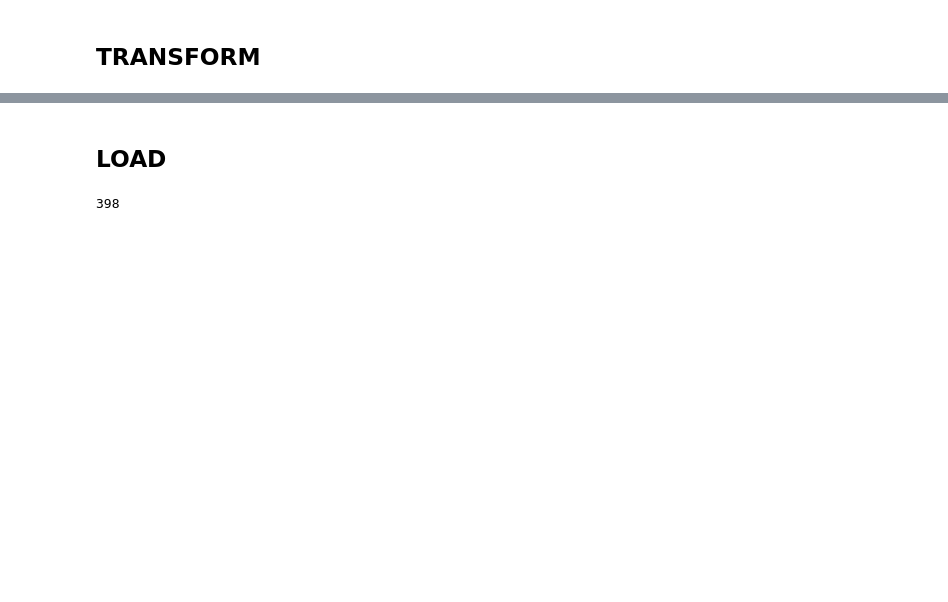
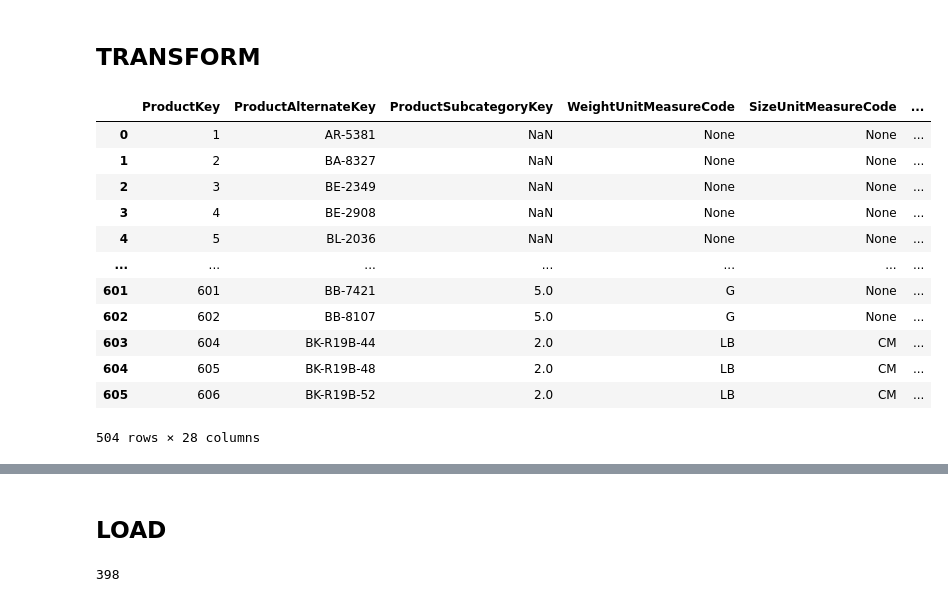
Before and after one commit to paulrojasg/data_science_part_4, a Jupyter notebook: FactInternetSales.ipynb, the cells around one changed output, grey strips where cells are left out. Cells and saved outputs as stored; diff of their text form; code cells hidden in the pictures; blank space fills up the shorter version.

```diff
--- a/FactInternetSales.ipynb
+++ b/FactInternetSales.ipynb
@@ -131,4 +156,20 @@ sales_order["ShipDate"] = sales_order["ShipDate"].apply(lambda x: datetime.strft
 # %% [markdown]
 ## TRANSFORM
+# %%
+dim_product
+# %% [output]
+|  | ProductKey | ProductAlternateKey | ProductSubcategoryKey | WeightUnitMeasureCode | SizeUnitMeasureCode | ... |
+| 0 | 1 | AR-5381 | NaN | None | None | ... |
+| 1 | 2 | BA-8327 | NaN | None | None | ... |
+| 2 | 3 | BE-2349 | NaN | None | None | ... |
+| 3 | 4 | BE-2908 | NaN | None | None | ... |
+| 4 | 5 | BL-2036 | NaN | None | None | ... |
+| ... | ... | ... | ... | ... | ... | ... |
+| 601 | 601 | BB-7421 | 5.0 | G | None | ... |
+| 602 | 602 | BB-8107 | 5.0 | G | None | ... |
+| 603 | 604 | BK-R19B-44 | 2.0 | LB | CM | ... |
+| 604 | 605 | BK-R19B-48 | 2.0 | LB | CM | ... |
+| 605 | 606 | BK-R19B-52 | 2.0 | LB | CM | ... |
+504 rows × 28 columns
 # %%
 sales_order = sales_order.merge(dim_product, left_on="ProductID", right_on="ProductID")
```
Also changed, not shown: parts of 13 cells of this notebook, 1 other file.
